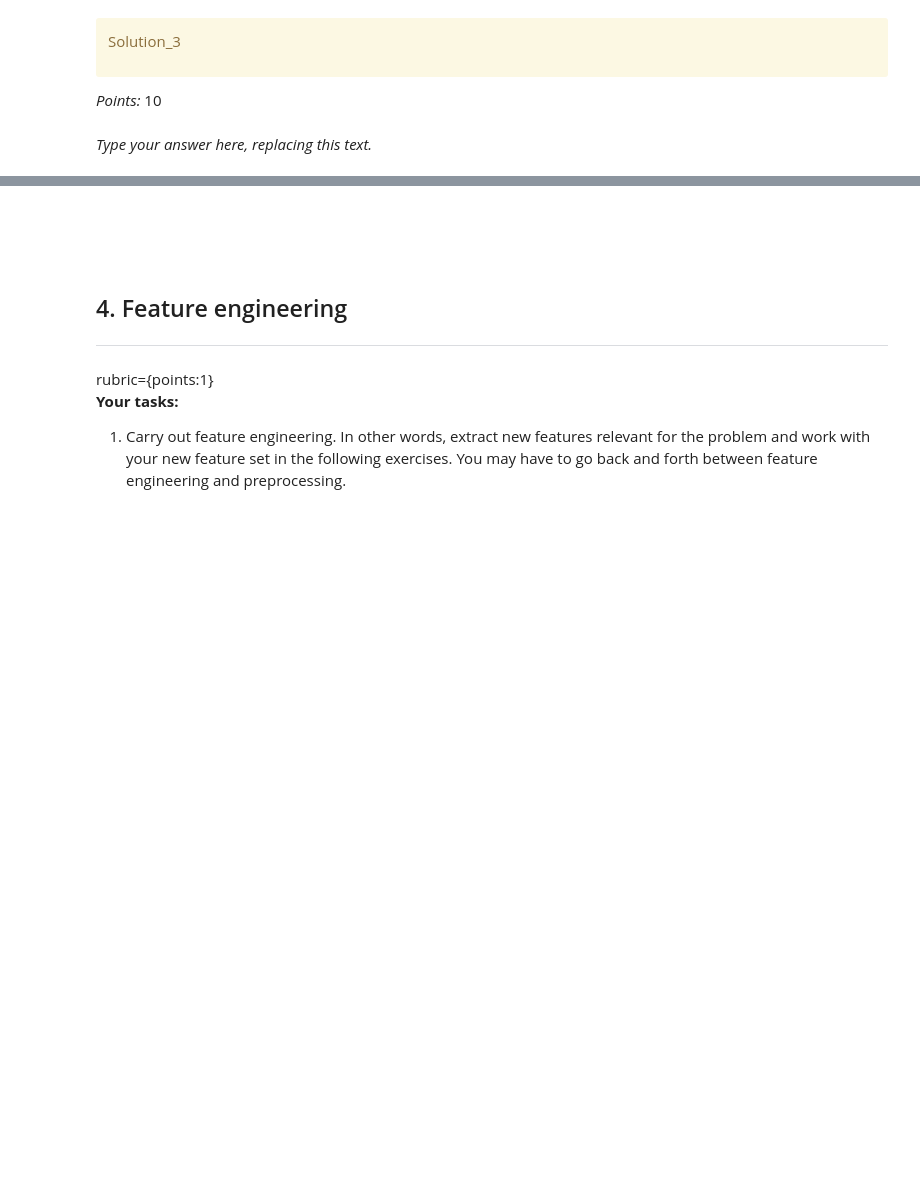
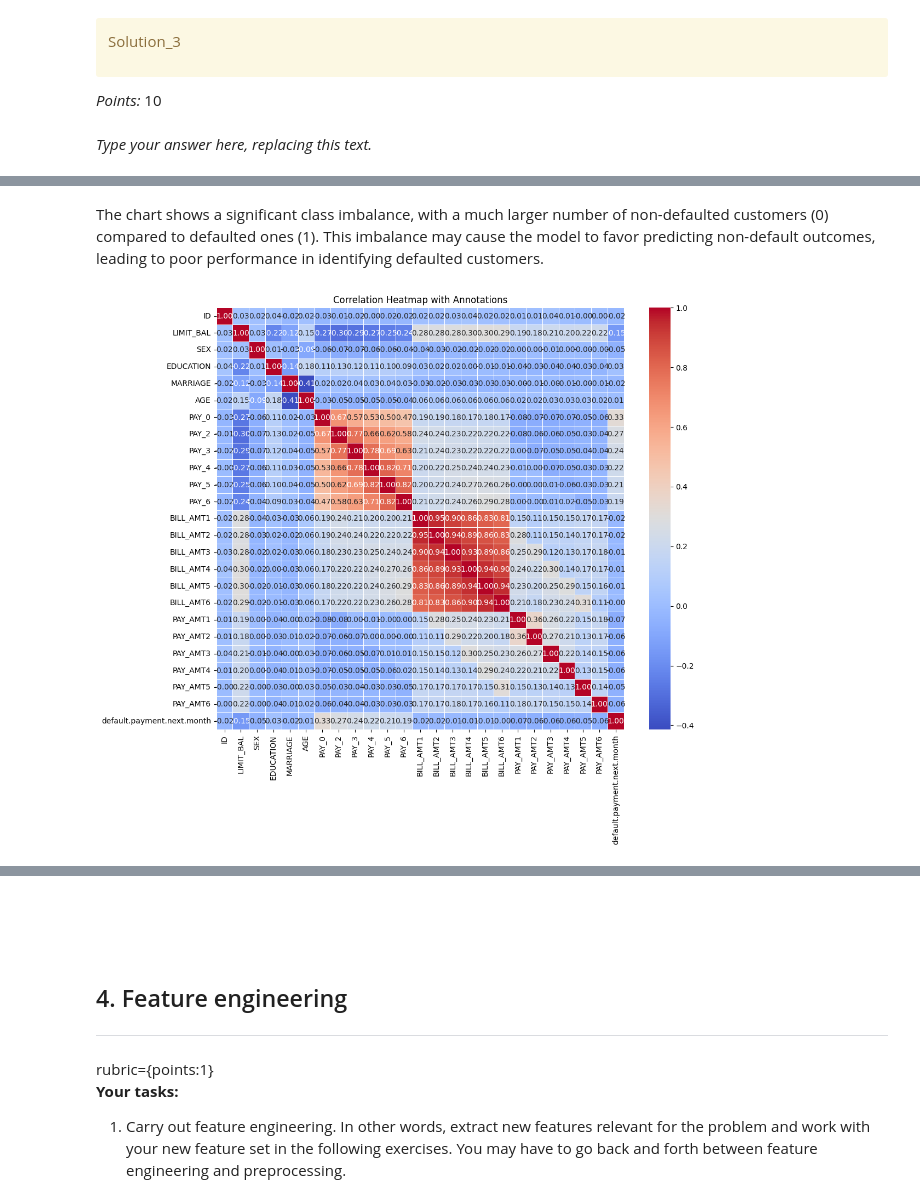
Before and after one commit to DavidRao123/CPSC330HW5, a Jupyter notebook: hw5.ipynb, the cells around one changed output, grey strips where cells are left out. Drawn from its saved outputs; the diff is of its cells as text; code cells hidden in the pictures; blank space fills up the shorter version.

```diff
--- a/hw5.ipynb
+++ b/hw5.ipynb
@@ -194,0 +281,13 @@ _Type your answer here, replacing this text._
+# %% [markdown]
+The chart shows a significant class imbalance, with a much larger number of non-defaulted customers (0) compared to defaulted ones (1). This imbalance may cause the model to favor predicting non-default outcomes, leading to poor performance in identifying defaulted customers.
+# %%
+# Compute the correlation matrix for the training dataset
+correlation_matrix = train_df.corr()
+
+# Plot a heatmap of the correlation matrix
+plt.figure(figsize=(12, 10))
+sns.heatmap(correlation_matrix, annot=True, fmt=".2f", cmap='coolwarm', linewidths=0.5)
+plt.title('Correlation Heatmap with Annotations')
+plt.show()
+# %% [output]
+[figure, added]
```
Also changed, not shown: parts of 56 cells of this notebook, 1 other file.
